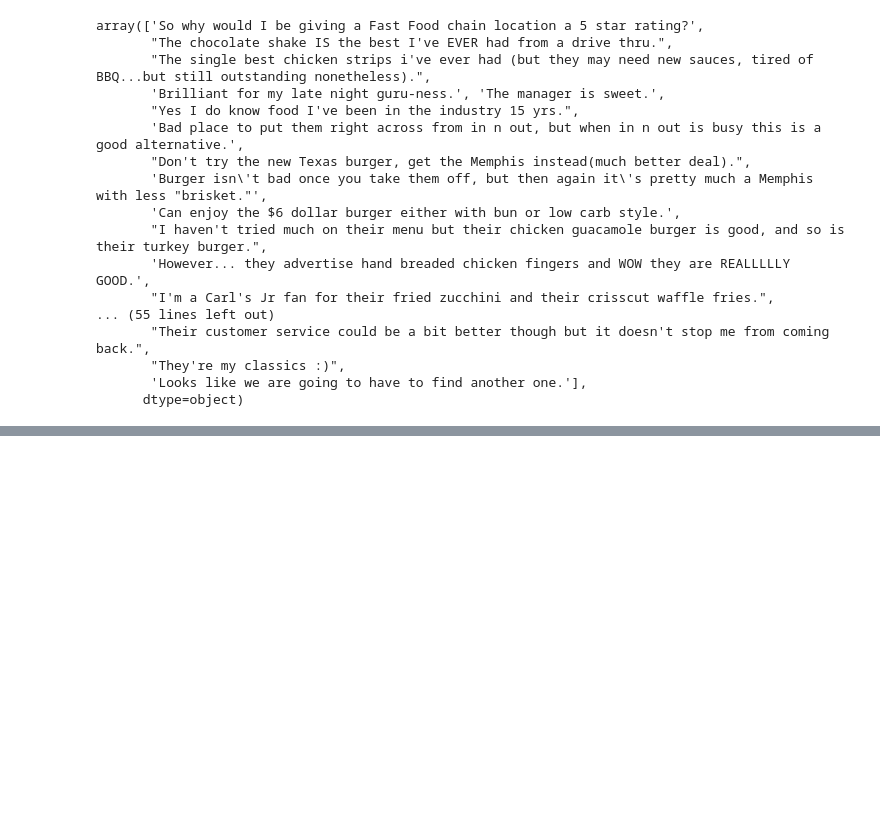
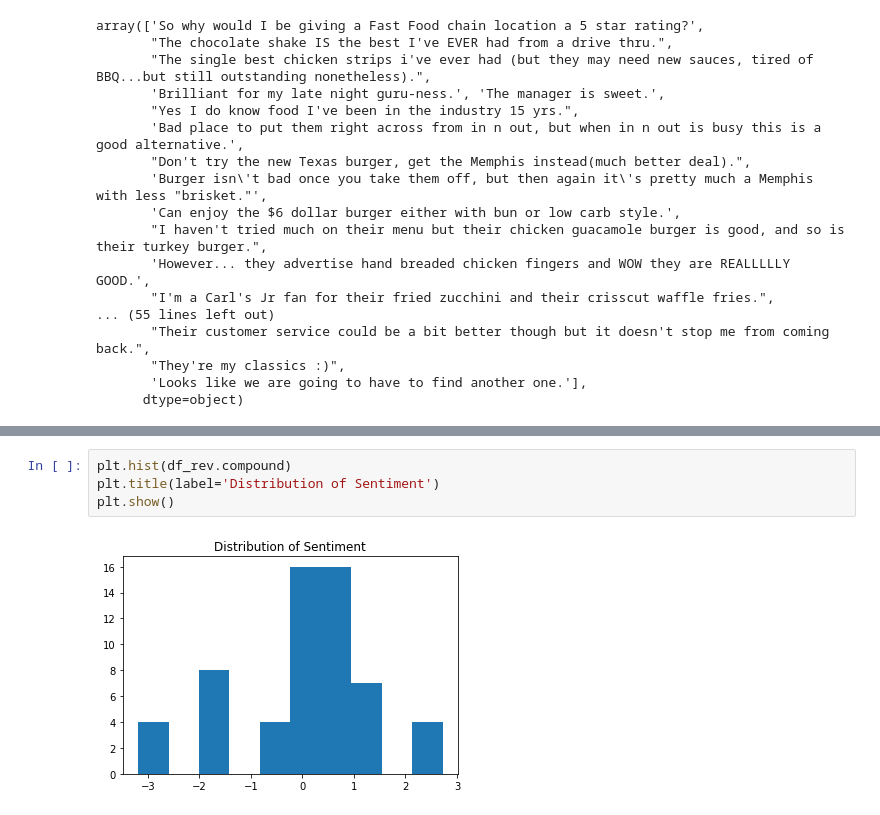
Before and after one commit to Lannnnnnn/LA-Restaurant-recommend, a Jupyter notebook: notebooks/eda_autophrase.ipynb, the cells around one changed output, grey strips where cells are left out. Cells and saved outputs as stored; diff of their text form; blank space fills up the shorter version.

```diff
--- a/notebooks/eda_autophrase.ipynb
+++ b/notebooks/eda_autophrase.ipynb
@@ -300,0 +299,6 @@ Name: phrases, dtype: int64
+# %%
+plt.hist(df_rev.compound)
+plt.title(label='Distribution of Sentiment')
+plt.show()
+# %% [output]
+[figure, added]
```
Also changed, not shown: parts of 19 cells of this notebook.
